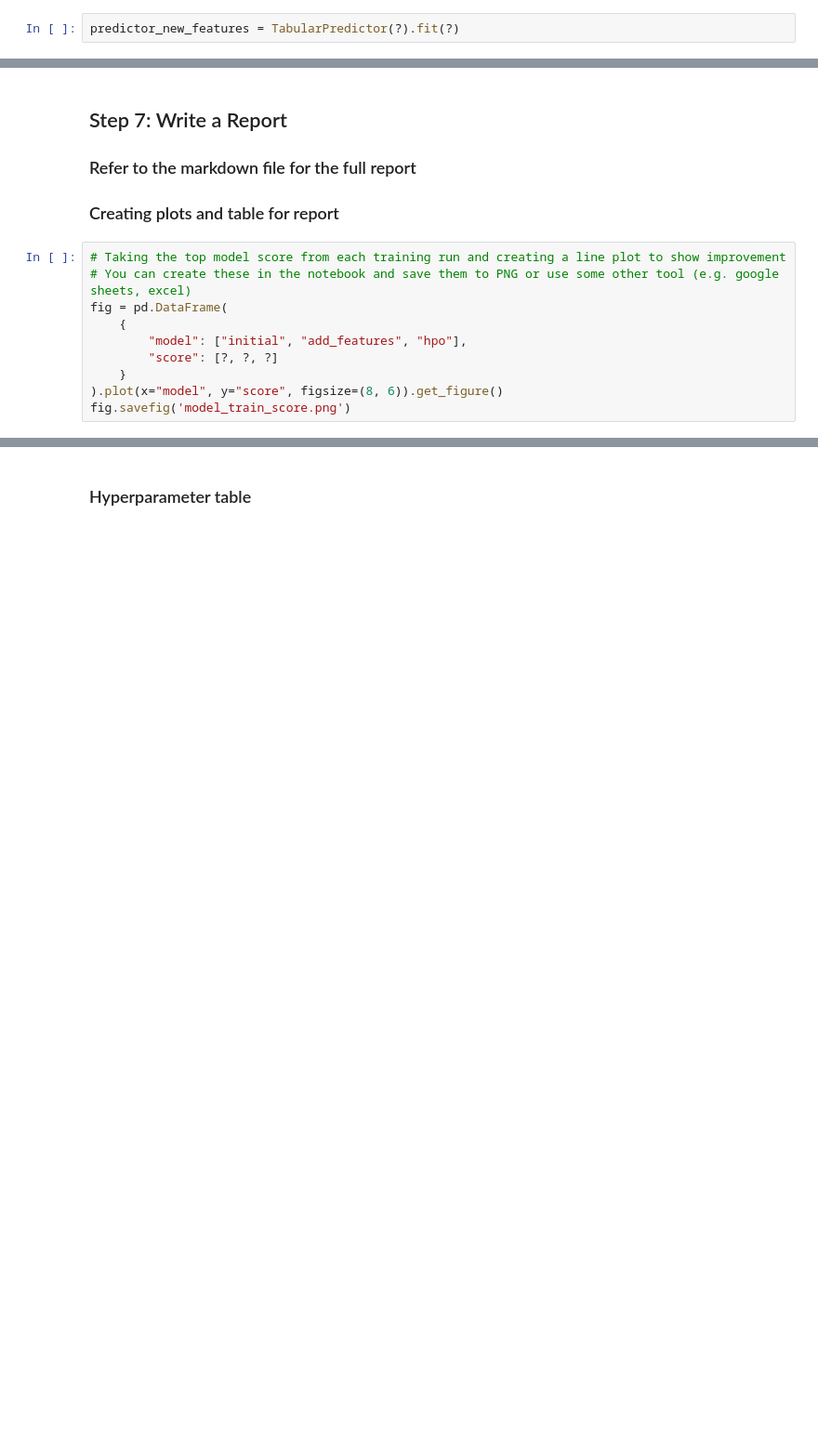
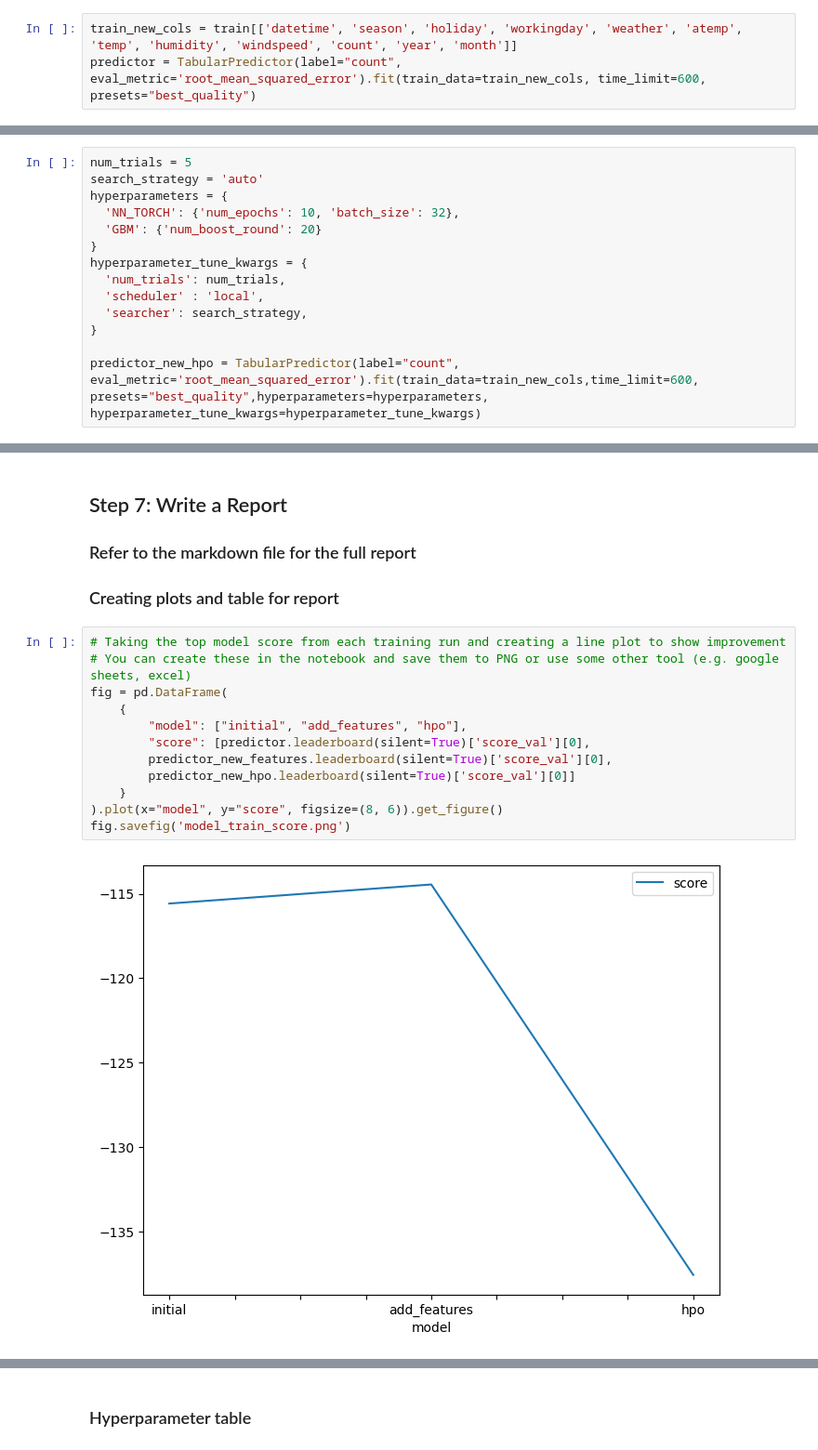
Before and after one commit to JN908/ml-bike-prediction, a Jupyter notebook: project/project-template.ipynb, the cells around one changed output, grey strips where cells are left out. Shown at 93% size. Drawn from its saved outputs; the diff is of its cells as text; blank space fills up the shorter version.

```diff
--- a/project/project-template.ipynb
+++ b/project/project-template.ipynb
@@ -344,4 +315,5 @@ train.?
 # %% [markdown]
 ## Step 5: Rerun the model with the same settings as before, just with more features
-# %%
-predictor_new_features = TabularPredictor(?).fit(?)
+# %%
+train_new_cols = train[['datetime', 'season', 'holiday', 'workingday', 'weather', 'atemp', 'temp', 'humidity', 'windspeed', 'count', 'year', 'month']]
+predictor = TabularPredictor(label="count", eval_metric='root_mean_squared_error').fit(train_data=train_new_cols, time_limit=600, presets="best_quality")
@@ -370,2 +418,17 @@ predictor_new_hpo = TabularPredictor(?).fit(?)
+# %%
+num_trials = 5
+search_strategy = 'auto'
+hyperparameters = {
+  'NN_TORCH': {'num_epochs': 10, 'batch_size': 32},
+  'GBM': {'num_boost_round': 20}
+}
+hyperparameter_tune_kwargs = {
+  'num_trials': num_trials,
+  'scheduler' : 'local',
+  'searcher': search_strategy,
+}
+
+predictor_new_hpo = TabularPredictor(label="count", eval_metric='root_mean_squared_error').fit(train_data=train_new_cols,time_limit=600, presets="best_quality",hyperparameters=hyperparameters,
+hyperparameter_tune_kwargs=hyperparameter_tune_kwargs)
 # %%
 predictor_new_hpo.fit_summary()
@@ -389,13 +513,17 @@ submission_new_hpo.to_csv("submission_new_hpo.csv", index=False)
 # %%
 # Taking the top model score from each training run and creating a line plot to show improvement
 # You can create these in the notebook and save them to PNG or use some other tool (e.g. google sheets, excel)
 fig = pd.DataFrame(
     {
         "model": ["initial", "add_features", "hpo"],
-        "score": [?, ?, ?]
+        "score": [predictor.leaderboard(silent=True)['score_val'][0],
+        predictor_new_features.leaderboard(silent=True)['score_val'][0],
+        predictor_new_hpo.leaderboard(silent=True)['score_val'][0]]
     }
 ).plot(x="model", y="score", figsize=(8, 6)).get_figure()
 fig.savefig('model_train_score.png')
+# %% [output]
+[figure, added]
 # %%
 # Take the 3 kaggle scores and creating a line plot to show improvement
 fig = pd.DataFrame(
```
Also changed, not shown: parts of 35 cells of this notebook.
